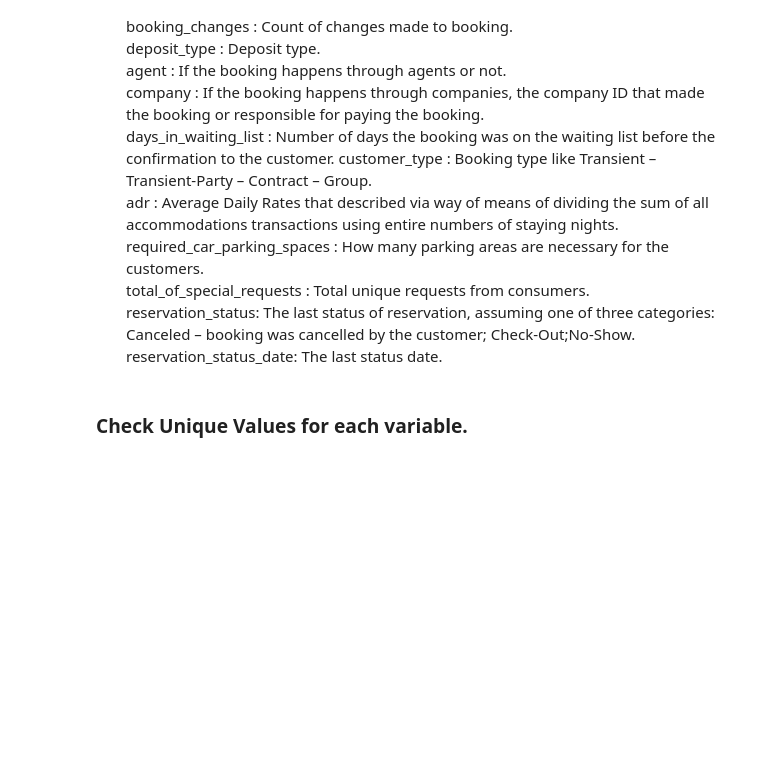
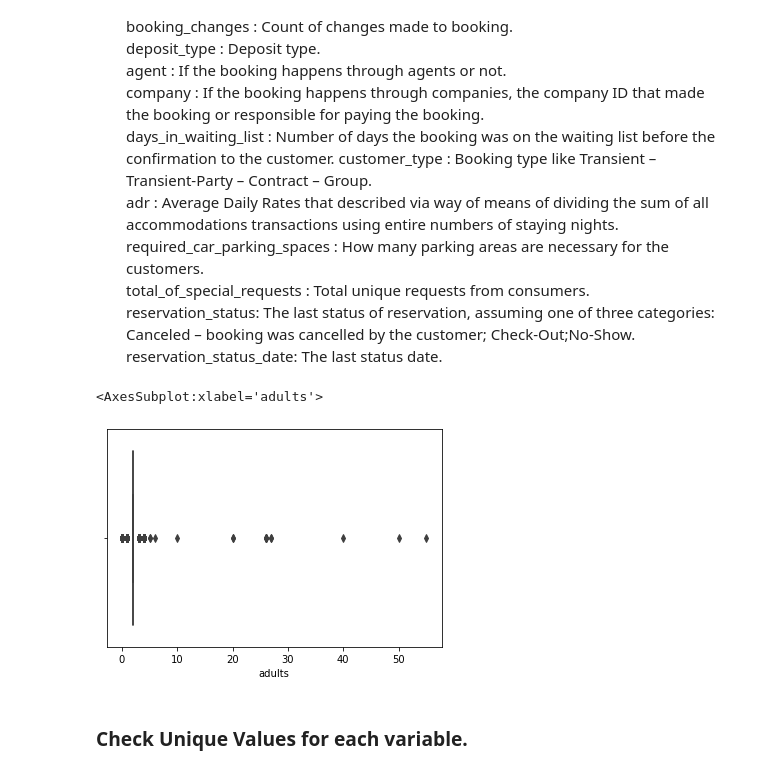
Before and after one commit to ErSangram/Capstone_01_Hotel_Booking_Analysis_EDA., a Jupyter notebook: EDA_project.ipynb, the cells around one changed output. Saved outputs shown, nothing was run; the diff lists cells and outputs as text; code cells hidden in the pictures; blank space fills up the shorter version.

```diff
--- a/EDA_project.ipynb
+++ b/EDA_project.ipynb
@@ -189,6 +185,12 @@ required_car_parking_spaces : How many parking areas are necessary for the custo
 total_of_special_requests : Total unique requests from consumers.
 reservation_status: The last status of reservation, assuming one of three categories: Canceled – booking was cancelled by the customer; Check-Out;No-Show.
 reservation_status_date: The last status date.
+# %%
+# In Adult, children and babies column have maximum value far from general possibilities. cheking this outliers.
+sns.boxplot(data['adults'])
+# %% [output]
+<AxesSubplot:xlabel='adults'>
+[figure, added]
 # %% [markdown]
 ### Check Unique Values for each variable.
 # %%
```
Also changed, not shown: parts of 24 cells of this notebook.
